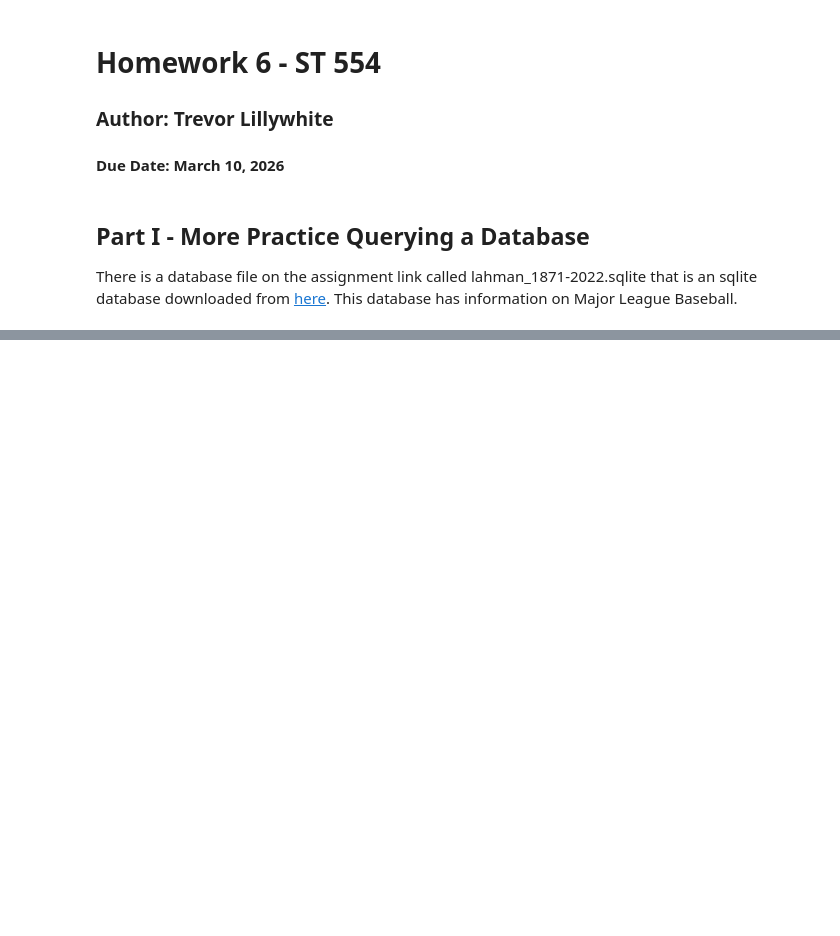
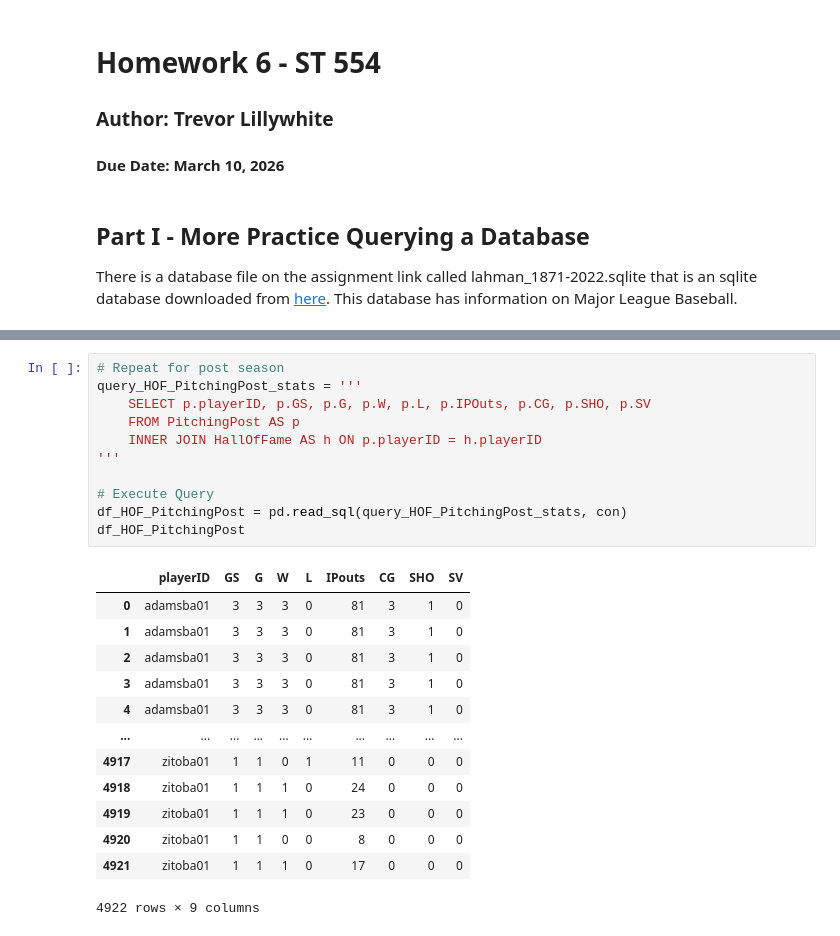
Before and after one commit to trevorlillywhite/HW6_ST554_TrevorLillywhite, a Jupyter notebook: Homework_6_ST_554_Trevor_Lillywhite.ipynb, the cells around one changed output, grey strips where cells are left out. Cells and saved outputs as stored; diff of their text form; blank space fills up the shorter version.

```diff
--- a/Homework_6_ST_554_Trevor_Lillywhite.ipynb
+++ b/Homework_6_ST_554_Trevor_Lillywhite.ipynb
@@ -16,0 +141,25 @@ _Approach:_
+# %%
+# Repeat for post season
+query_HOF_PitchingPost_stats = '''
+    SELECT p.playerID, p.GS, p.G, p.W, p.L, p.IPOuts, p.CG, p.SHO, p.SV
+    FROM PitchingPost AS p
+    INNER JOIN HallOfFame AS h ON p.playerID = h.playerID
+'''
+
+# Execute Query
+df_HOF_PitchingPost = pd.read_sql(query_HOF_PitchingPost_stats, con)
+df_HOF_PitchingPost
+# %% [output]
+|  | playerID | GS | G | W | L | IPouts | CG | SHO | SV |
+| 0 | adamsba01 | 3 | 3 | 3 | 0 | 81 | 3 | 1 | 0 |
+| 1 | adamsba01 | 3 | 3 | 3 | 0 | 81 | 3 | 1 | 0 |
+| 2 | adamsba01 | 3 | 3 | 3 | 0 | 81 | 3 | 1 | 0 |
+| 3 | adamsba01 | 3 | 3 | 3 | 0 | 81 | 3 | 1 | 0 |
+| 4 | adamsba01 | 3 | 3 | 3 | 0 | 81 | 3 | 1 | 0 |
+| ... | ... | ... | ... | ... | ... | ... | ... | ... | ... |
+| 4917 | zitoba01 | 1 | 1 | 0 | 1 | 11 | 0 | 0 | 0 |
+| 4918 | zitoba01 | 1 | 1 | 1 | 0 | 24 | 0 | 0 | 0 |
+| 4919 | zitoba01 | 1 | 1 | 1 | 0 | 23 | 0 | 0 | 0 |
+| 4920 | zitoba01 | 1 | 1 | 0 | 0 | 8 | 0 | 0 | 0 |
+| 4921 | zitoba01 | 1 | 1 | 1 | 0 | 17 | 0 | 0 | 0 |
+4922 rows × 9 columns
```
Also changed, not shown: parts of 17 cells of this notebook.
